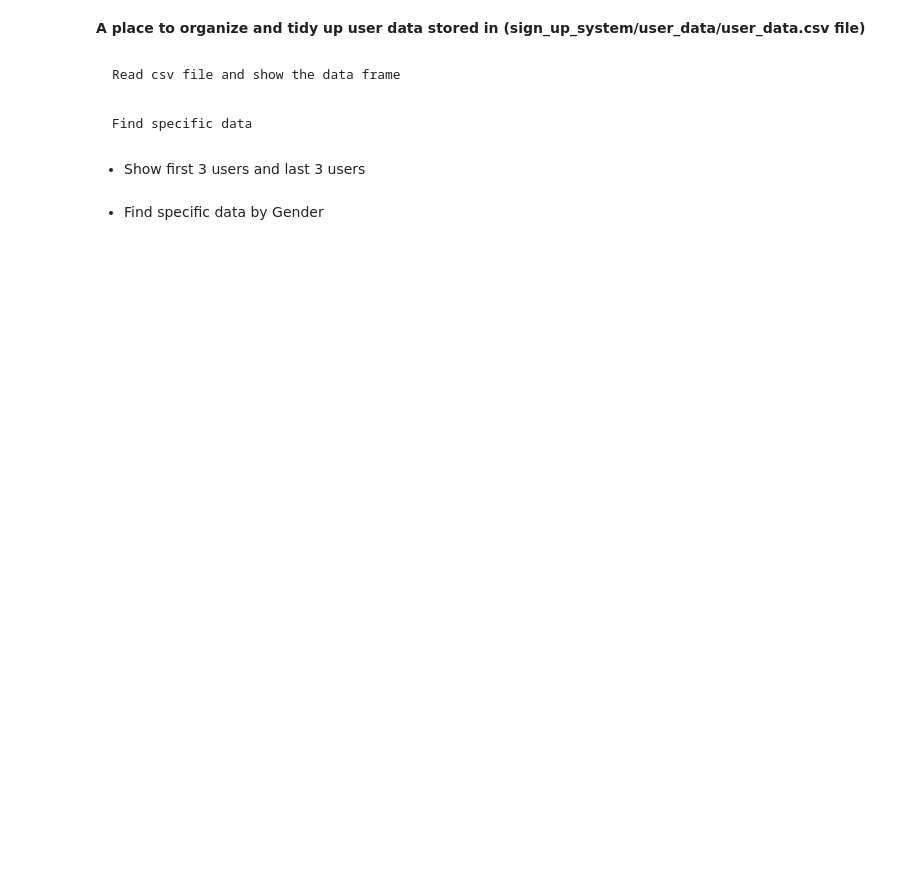
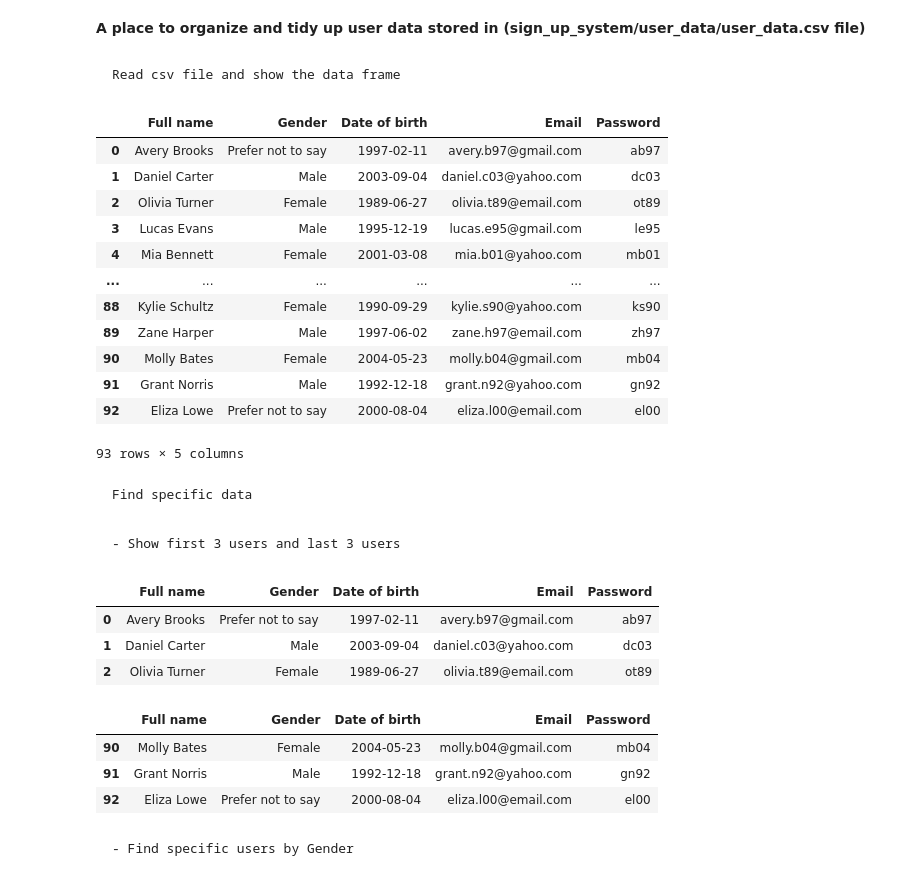
Before and after one commit to ellanaqira/Sign-up-System-and-UI, a Jupyter notebook: organizing_data/organize.ipynb, the cells around one changed output. Cells and saved outputs as stored; diff of their text form; code cells hidden in the pictures; blank space fills up the shorter version.

Commit message:
- add data.csv template file - change file path to data.csv template

```diff
--- a/organizing_data/organize.ipynb
+++ b/organizing_data/organize.ipynb
@@ -7,18 +7,42 @@
 import pandas as pd
 # %%
 # read user_data.csv
-user_df = pd.read_csv("user_data.csv")
+user_df = pd.read_csv("template_data.csv")
 # show the data frame
 user_df
+# %% [output]
+|  | Full name | Gender | Date of birth | Email | Password |
+| 0 | Avery Brooks | Prefer not to say | 1997-02-11 | avery.b97@gmail.com | ab97 |
+| 1 | Daniel Carter | Male | 2003-09-04 | daniel.c03@yahoo.com | dc03 |
+| 2 | Olivia Turner | Female | 1989-06-27 | olivia.t89@email.com | ot89 |
+| 3 | Lucas Evans | Male | 1995-12-19 | lucas.e95@gmail.com | le95 |
+| 4 | Mia Bennett | Female | 2001-03-08 | mia.b01@yahoo.com | mb01 |
+| ... | ... | ... | ... | ... | ... |
+| 88 | Kylie Schultz | Female | 1990-09-29 | kylie.s90@yahoo.com | ks90 |
+| 89 | Zane Harper | Male | 1997-06-02 | zane.h97@email.com | zh97 |
+| 90 | Molly Bates | Female | 2004-05-23 | molly.b04@gmail.com | mb04 |
+| 91 | Grant Norris | Male | 1992-12-18 | grant.n92@yahoo.com | gn92 |
+| 92 | Eliza Lowe | Prefer not to say | 2000-08-04 | eliza.l00@email.com | el00 |
+93 rows × 5 columns
 # %% [markdown]
     Find specific data
 # %% [markdown]
-- Show first 3 users and last 3 users
+    - Show first 3 users and last 3 users
 # %%
 # show first 3 users
 user_df.head(3)
+# %% [output]
+|  | Full name | Gender | Date of birth | Email | Password |
+| 0 | Avery Brooks | Prefer not to say | 1997-02-11 | avery.b97@gmail.com | ab97 |
+| 1 | Daniel Carter | Male | 2003-09-04 | daniel.c03@yahoo.com | dc03 |
+| 2 | Olivia Turner | Female | 1989-06-27 | olivia.t89@email.com | ot89 |
 # %%
 # show last 3 users
 user_df.tail(3)
+# %% [output]
+|  | Full name | Gender | Date of birth | Email | Password |
+| 90 | Molly Bates | Female | 2004-05-23 | molly.b04@gmail.com | mb04 |
+| 91 | Grant Norris | Male | 1992-12-18 | grant.n92@yahoo.com | gn92 |
+| 92 | Eliza Lowe | Prefer not to say | 2000-08-04 | eliza.l00@email.com | el00 |
 # %% [markdown]
-- Find specific data by Gender
+    - Find specific users by Gender
```
Also changed, not shown: parts of 15 cells of this notebook, 1 other file.
